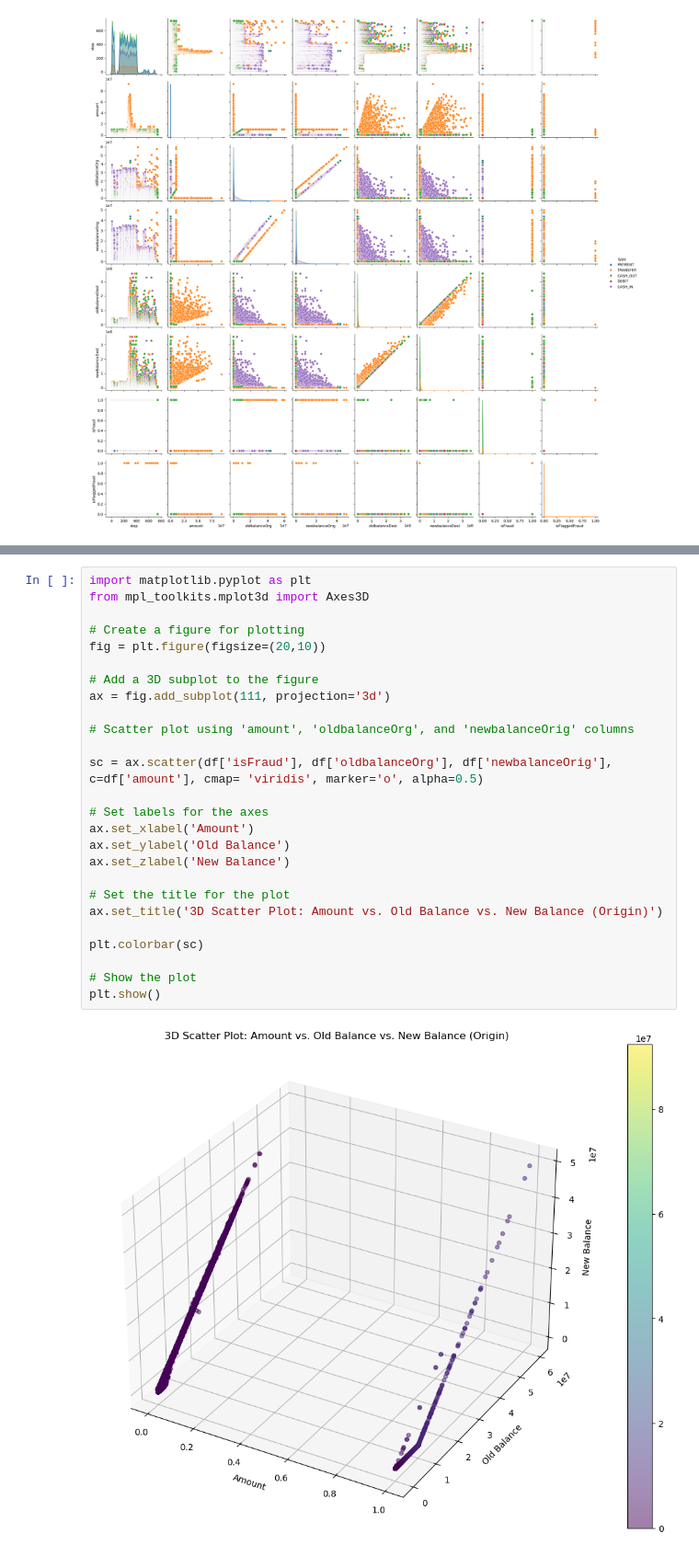
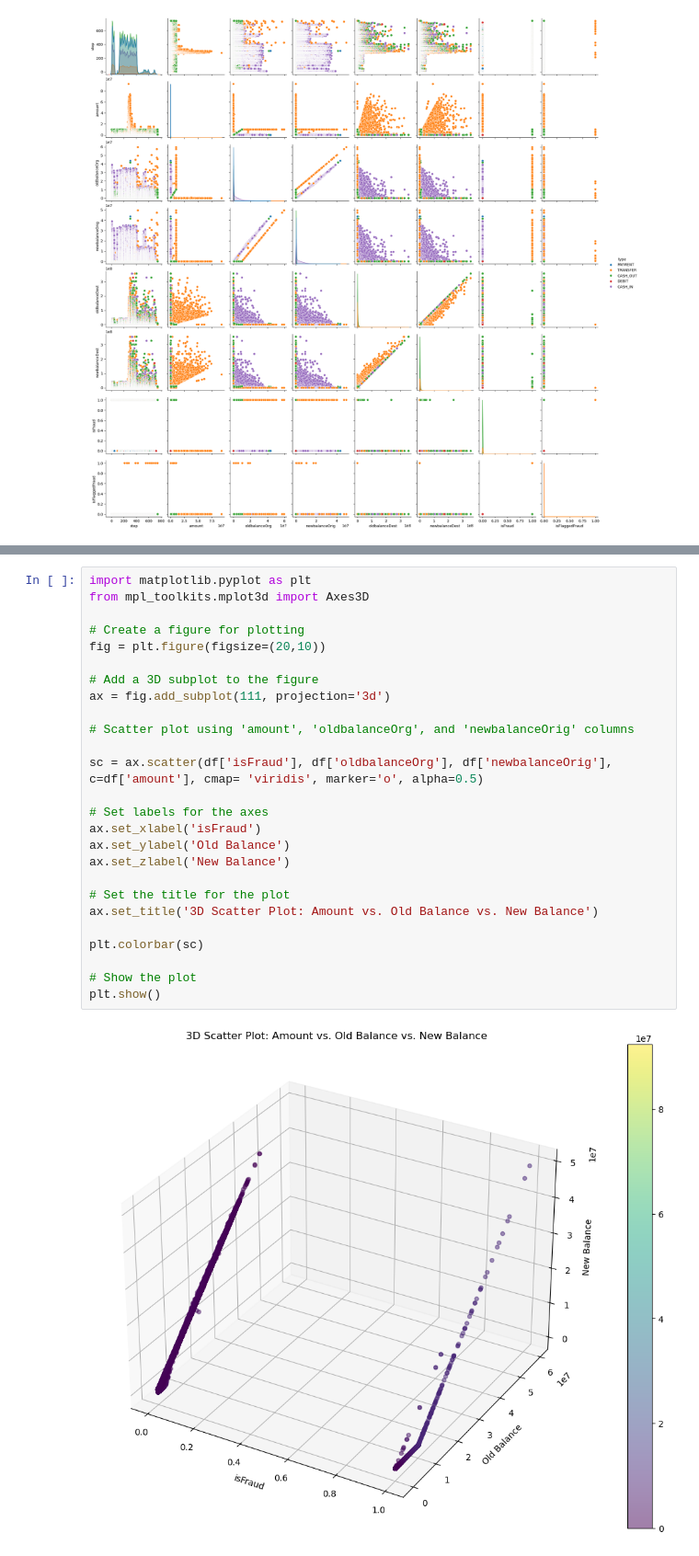
Before and after one commit to GClark89/Financial_fraud_machine, a Jupyter notebook: EDA.ipynb, the cells around one changed output, grey strips where cells are left out. Shown at 92% size. Cells and saved outputs as stored; diff of their text form.

```diff
--- a/EDA.ipynb
+++ b/EDA.ipynb
@@ -385,28 +450,28 @@ sns.heatmap(df_numeric.corr(), annot= True)
 # %%
 import matplotlib.pyplot as plt
 from mpl_toolkits.mplot3d import Axes3D
 
 # Create a figure for plotting
 fig = plt.figure(figsize=(20,10))
 
 # Add a 3D subplot to the figure
 ax = fig.add_subplot(111, projection='3d')
 
 # Scatter plot using 'amount', 'oldbalanceOrg', and 'newbalanceOrig' columns
 
 sc = ax.scatter(df['isFraud'], df['oldbalanceOrg'], df['newbalanceOrig'], c=df['amount'], cmap= 'viridis', marker='o', alpha=0.5)
 
 # Set labels for the axes
-ax.set_xlabel('Amount')
+ax.set_xlabel('isFraud')
 ax.set_ylabel('Old Balance')
 ax.set_zlabel('New Balance')
 
 # Set the title for the plot
-ax.set_title('3D Scatter Plot: Amount vs. Old Balance vs. New Balance (Origin)')
+ax.set_title('3D Scatter Plot: Amount vs. Old Balance vs. New Balance')
 
 plt.colorbar(sc)
 
 # Show the plot
 plt.show()
 # %% [output]
-[figure, old version]
+[figure, new version]
```
Also changed, not shown: parts of 32 cells of this notebook.
